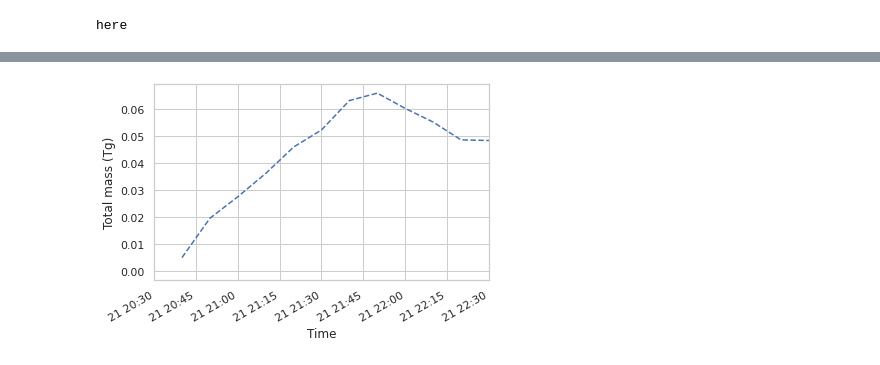
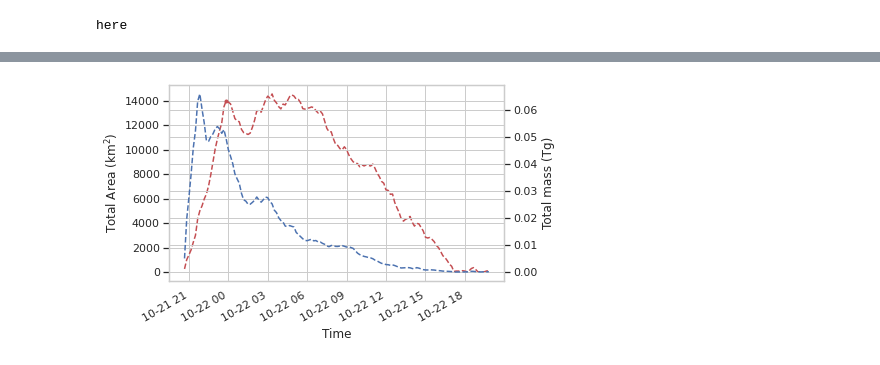
Before and after one commit to noaa-oar-arl/hysplit_asheval_notebooks, a Jupyter notebook: notebooks/Bezy.ipynb, the cells around one changed output, grey strips where cells are left out. Drawn from its saved outputs; the diff is of its cells as text; code cells hidden in the pictures.

```diff
--- a/notebooks/Bezy.ipynb
+++ b/notebooks/Bezy.ipynb
@@ -140,8 +144,14 @@ fig2.savefig('Bezy_volcat_plotB.png')
 # %%
+%autoreload
+# Looking at Total Area and Total mass on same plot
 fig = plt.figure(3)
+d2 = datetime.datetime(2020,10,22,0,20)
 ax = fig.add_subplot(1,1,1)
-volcplot.sub_plot_mass(ax)
-ax.set_xlim(datetime.datetime(2020,10,21,20,30),datetime.datetime(2020,10,21,22,30))
+ax2 = ax.twinx()
+volcplot.sub_plot_area(ax,clr=0)
+volcplot.sub_plot_mass(ax2)
+#ax.set_xlim(datetime.datetime(2020,10,21,20,30),d2)
+ax.plot(datetime.datetime(2020,10,21,23,50),14000,'r.')
 fig.autofmt_xdate()
 # %% [output]
-[figure, old version]
+[figure, new version]
```
Also changed, not shown: parts of 6 cells of this notebook.
